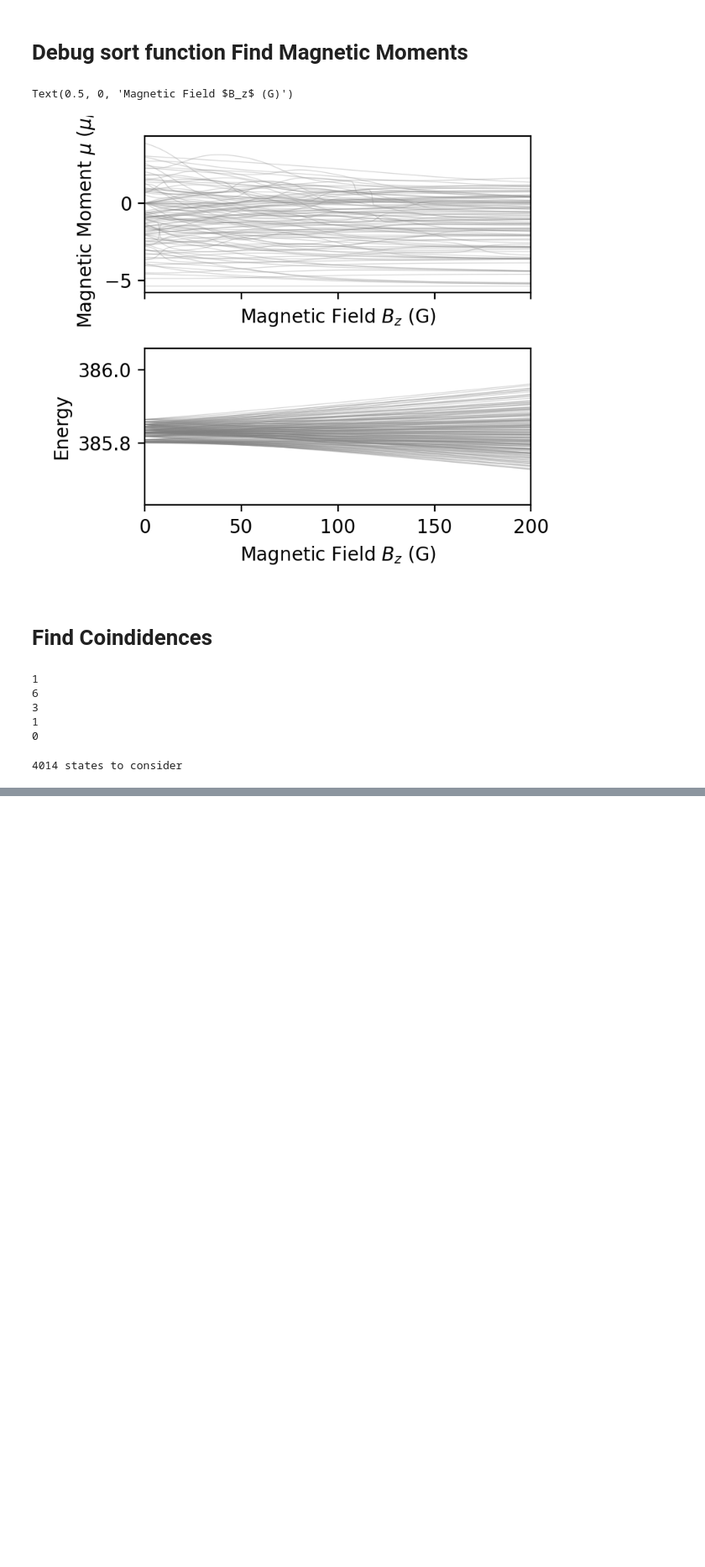
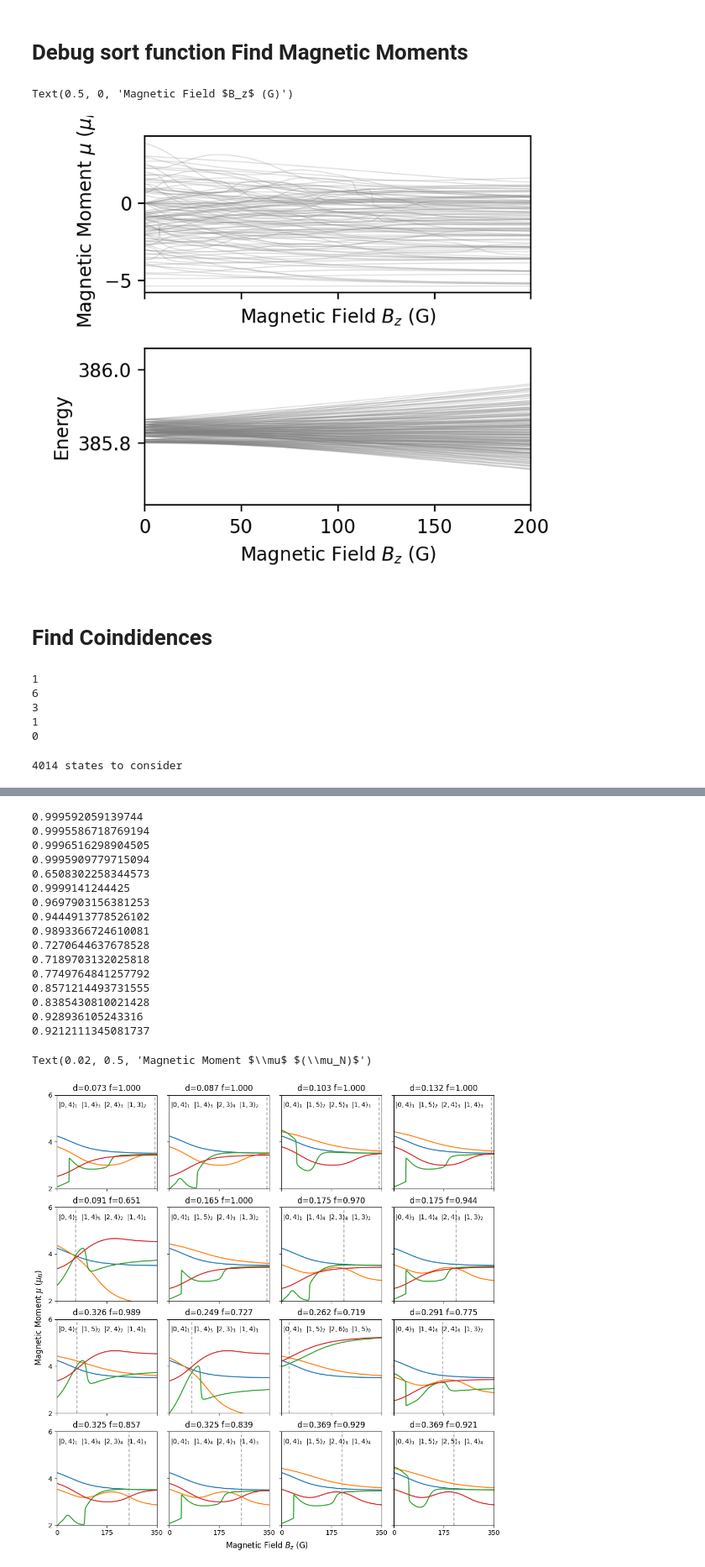
Before and after one commit to tomhepz/MolecularEnergyLevels, a Jupyter notebook: notebooks/diatom-coincidences.ipynb, the cells around one changed output, grey strips where cells are left out. Shown at 84% size. Cells and saved outputs as stored; diff of their text form; code cells hidden in the pictures; blank space fills up the shorter version.

```diff
--- a/notebooks/diatom-coincidences.ipynb
+++ b/notebooks/diatom-coincidences.ipynb
@@ -191,6 +268,8 @@ for state_mf in state_mfs:
                         continue
                     states.append([(0,state_mf[0],i),(1,state_mf[1],j),(2,state_mf[2],k),(1,state_mf[3],l)])
 
+states=np.array(states)
+
 print(len(states), "states to consider")
 # %% [output]
 4014 states to consider
@@ -294,0 +323,63 @@ print(p)
+# %%
+# Rank state combinations
+rating = np.zeros(len(states),dtype=np.double)
+bestest_deviation = np.max(best_deviation)
+bestest_fidelity = np.max(top_fidelities)
+for i, focus_state in enumerate(states):
+    deviation = bestest_deviation/best_deviation[i]
+    fidelity = top_fidelities[i]
+    rating[i] = deviation*fidelity
+
+order = (-rating).argsort()
+# %%
+fig, axs = plt.subplots(4,4,figsize=(10,10),dpi=100,sharex=True,sharey=True,constrained_layout=True)
+
+ordered_states = states[order]
+ordered_B = best_b_index[order]
+ordered_fidelities = top_fidelities[order]
+ordered_deviations = best_deviation[order]
+
+i=0
+for axh in axs:
+    for ax in axh:
+        state_labels = ordered_states[i]
+        state_numbers = np.array([label_to_state_no(*state_label) for state_label in ordered_states[i]])
+        ax.set_xlim(0,B_MAX*GAUSS)
+        ax.set_ylim(2,6)
+        ax.set_xticks([0, 175, 350])
+        ax.set_yticks([2, 4, 6])
+        ax.plot(B*GAUSS,MAGNETIC_MOMENTS[:,state_numbers]/muN, alpha=1,linewidth=1.5,zorder=1);
+        ax.axvline(x=min(B[ordered_B[i]]*GAUSS,B_MAX*GAUSS*0.98), dashes=(3, 2), color='k', linewidth=1.5,alpha=0.3,zorder=0)
+        fidelity = ordered_fidelities[i]
+        print(fidelity)
+        max_dev = np.abs(ordered_deviations[i]/muN)
+        ax.set_title(f'd={max_dev:.3f} f={fidelity:.3f}')
+        ax.text(5,5.5,r'$|{},{}\rangle_{}$'.format(*(state_labels[0])))
+        ax.text(85,5.5,r'$|{},{}\rangle_{}$'.format(*(state_labels[1])))
+        ax.text(165,5.5,r'$|{},{}\rangle_{}$'.format(*(state_labels[2])))
+        ax.text(245,5.5,r'$|{},{}\rangle_{}$'.format(*(state_labels[3])))
+        i+=1
+
+fig.supxlabel( 'Magnetic Field $B_z$ (G)')
+fig.supylabel('Magnetic Moment $\mu$ $(\mu_N)$')
+
+# fig.savefig('../images/magnetic-dipole-coincides.pdf')
+# %% [output]
+0.999592059139744
+0.9995586718769194
+0.9996516298904505
+0.9995909779715094
+0.6508302258344573
+0.9999141244425
+0.9697903156381253
+0.9444913778526102
+0.9893366724610081
+0.7270644637678528
+0.7189703132025818
+0.7749764841257792
+0.8571214493731555
+0.8385430810021428
+0.928936105243316
+0.9212111345081737
+Text(0.02, 0.5, 'Magnetic Moment $\\mu$ $(\\mu_N)$')
+[figure, new version]
```
Also changed, not shown: parts of 9 cells of this notebook, 10 other files.
